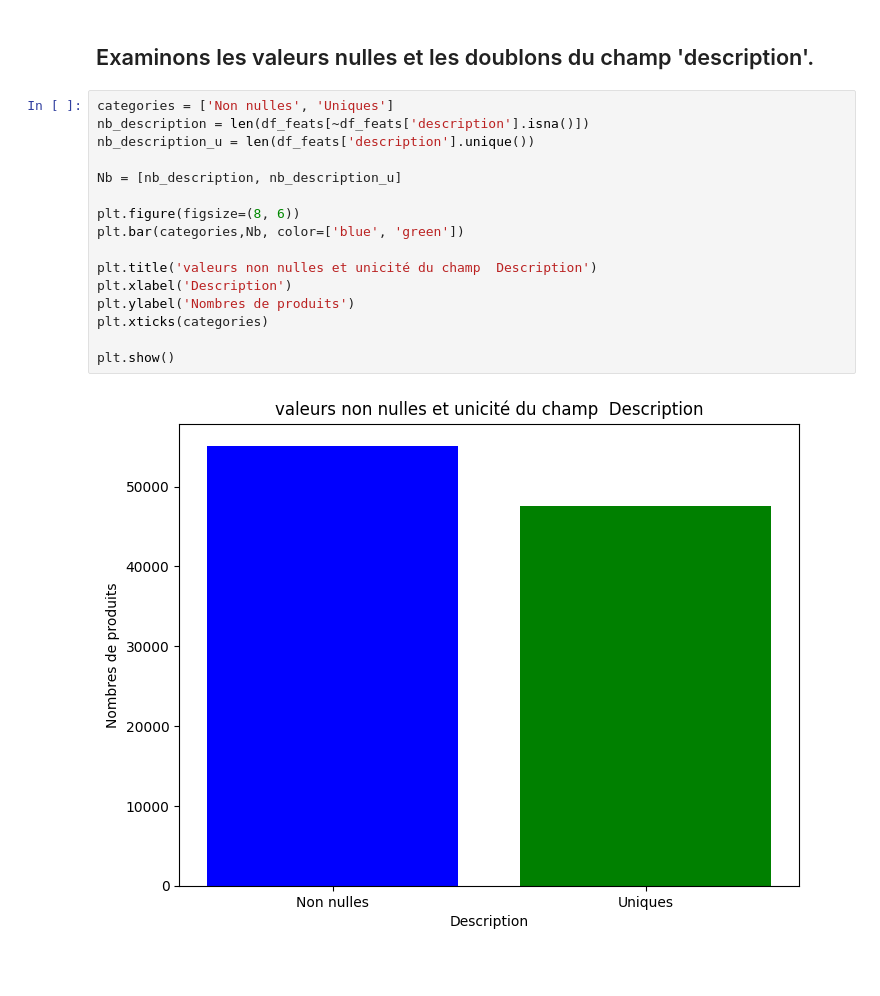
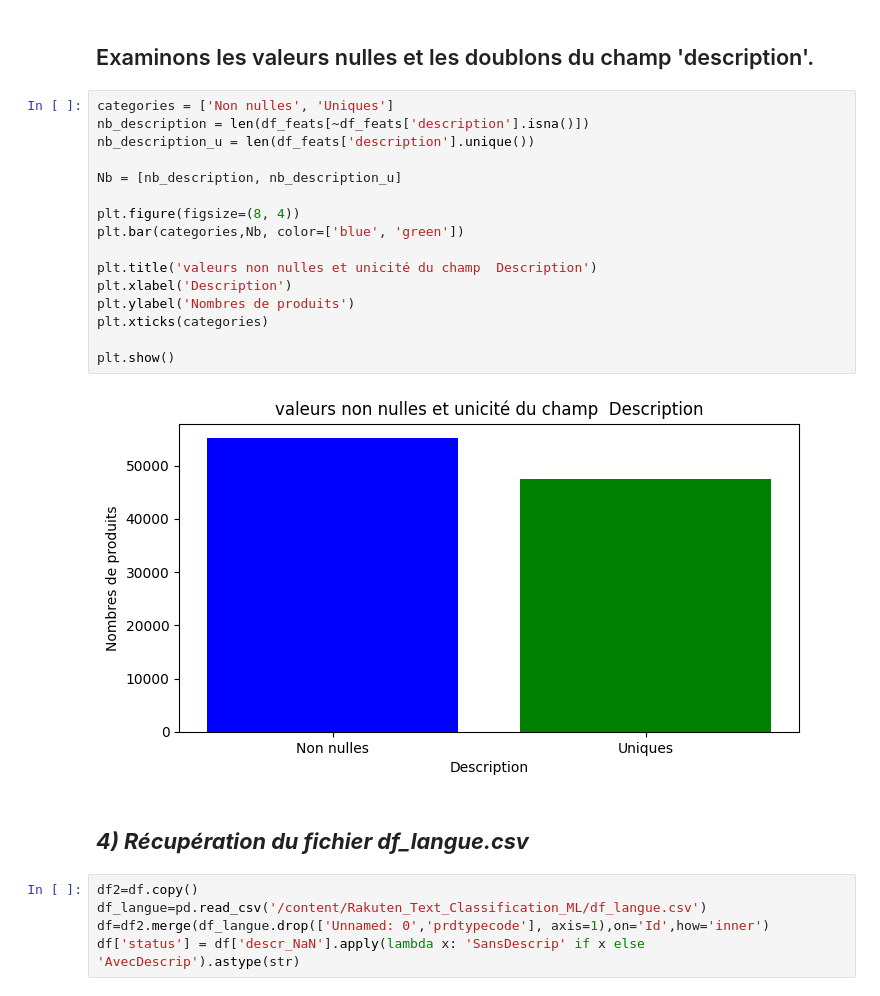
Before and after one commit to ManDes71/Rakuten_Text_Classification_ML, a Jupyter notebook: ReadMe_ML.ipynb, the cells around one changed output. Cells and saved outputs as stored; diff of their text form; blank space fills up the shorter version.

```diff
--- a/ReadMe_ML.ipynb
+++ b/ReadMe_ML.ipynb
@@ -291,18 +302,25 @@ plt.show()
 # %%
 categories = ['Non nulles', 'Uniques']
 nb_description = len(df_feats[~df_feats['description'].isna()])
 nb_description_u = len(df_feats['description'].unique())
 
 Nb = [nb_description, nb_description_u]
 
-plt.figure(figsize=(8, 6))
+plt.figure(figsize=(8, 4))
 plt.bar(categories,Nb, color=['blue', 'green'])
 
 plt.title('valeurs non nulles et unicité du champ  Description')
 plt.xlabel('Description')
 plt.ylabel('Nombres de produits')
 plt.xticks(categories)
 
 plt.show()
 # %% [output]
-[figure, old version]
+[figure, new version]
+# %% [markdown]
+## ***4) Récupération du fichier df_langue.csv***
+# %%
+df2=df.copy()
+df_langue=pd.read_csv('/content/Rakuten_Text_Classification_ML/df_langue.csv')
+df=df2.merge(df_langue.drop(['Unnamed: 0','prdtypecode'], axis=1),on='Id',how='inner')
+df['status'] = df['descr_NaN'].apply(lambda x: 'SansDescrip' if x else 'AvecDescrip').astype(str)
```
Also changed, not shown: parts of 22 cells of this notebook.
